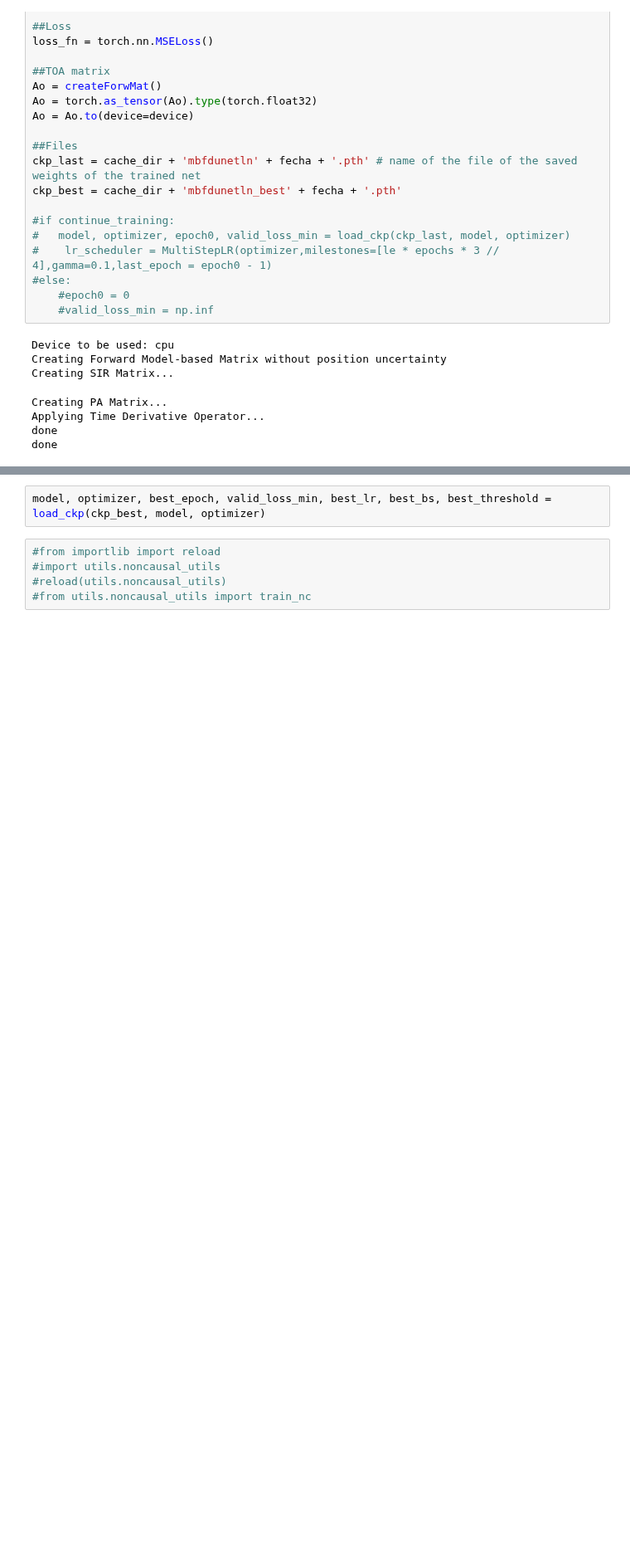
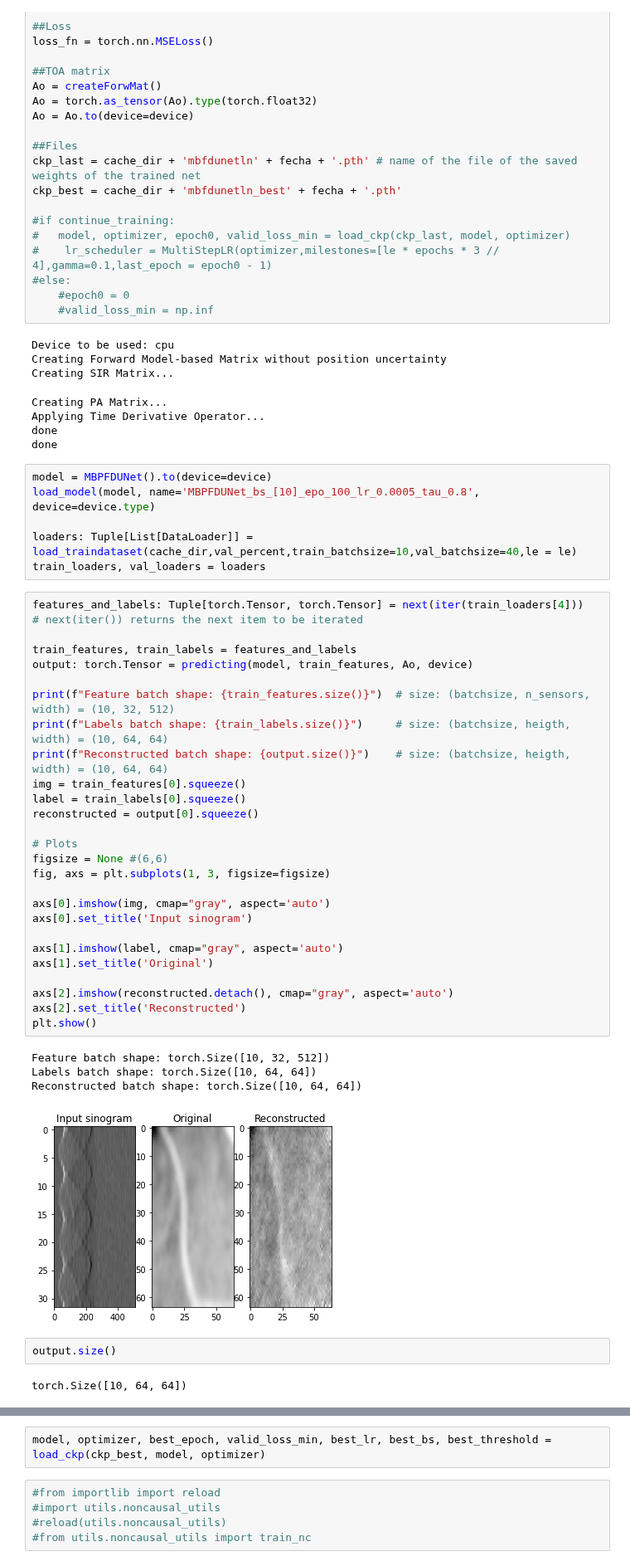
Before and after one commit to mvera1412/TOA_causal, a Jupyter notebook: notebooks/TUPAC_toa.ipynb, the cells around one changed output, grey strips where cells are left out. Shown at 83% size. Cells and saved outputs as stored; diff of their text form; blank space fills up the shorter version.

Commit message:
feat: add model loader (with example) and input/output visualization

```diff
--- a/notebooks/TUPAC_toa.ipynb
+++ b/notebooks/TUPAC_toa.ipynb
@@ -85,6 +97,47 @@ Creating PA Matrix...
 Applying Time Derivative Operator...
 done
 done
+# %%
+model = MBPFDUNet().to(device=device)
+load_model(model, name='MBPFDUNet_bs_[10]_epo_100_lr_0.0005_tau_0.8', device=device.type)
+
+loaders: Tuple[List[DataLoader]] = load_traindataset(cache_dir,val_percent,train_batchsize=10,val_batchsize=40,le = le)
+train_loaders, val_loaders = loaders
+# %%
+features_and_labels: Tuple[torch.Tensor, torch.Tensor] = next(iter(train_loaders[4]))  # next(iter()) returns the next item to be iterated
+
+train_features, train_labels = features_and_labels
+output: torch.Tensor = predicting(model, train_features, Ao, device)
+
+print(f"Feature batch shape: {train_features.size()}")  # size: (batchsize, n_sensors, width) = (10, 32, 512)
+print(f"Labels batch shape: {train_labels.size()}")     # size: (batchsize, heigth,    width) = (10, 64, 64)
+print(f"Reconstructed batch shape: {output.size()}")    # size: (batchsize, heigth,    width) = (10, 64, 64)
+img = train_features[0].squeeze()
+label = train_labels[0].squeeze()
+reconstructed = output[0].squeeze()
+
+# Plots
+figsize = None #(6,6)
+fig, axs = plt.subplots(1, 3, figsize=figsize)
+
+axs[0].imshow(img, cmap="gray", aspect='auto')
+axs[0].set_title('Input sinogram')
+
+axs[1].imshow(label, cmap="gray", aspect='auto')
+axs[1].set_title('Original')
+
+axs[2].imshow(reconstructed.detach(), cmap="gray", aspect='auto')
+axs[2].set_title('Reconstructed')
+plt.show()
+# %% [output]
+Feature batch shape: torch.Size([10, 32, 512])
+Labels batch shape: torch.Size([10, 64, 64])
+Reconstructed batch shape: torch.Size([10, 64, 64])
+[figure, added]
+# %%
+output.size()
+# %% [output]
+torch.Size([10, 64, 64])
 # %%
 from math import tau
 """alphas = [1e-4,5e-4,1e-3]
```
Also changed, not shown: parts of 4 cells of this notebook.
